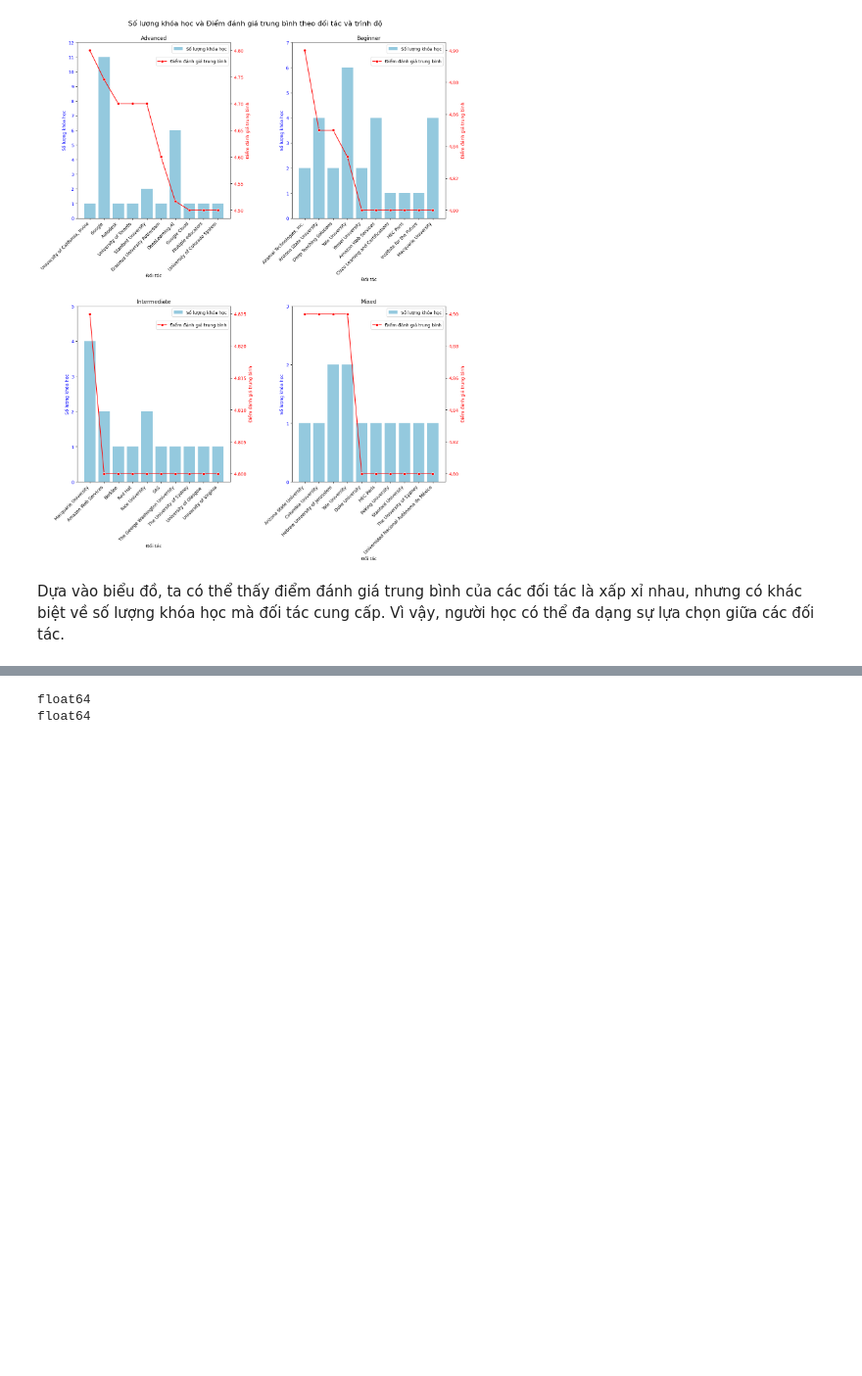
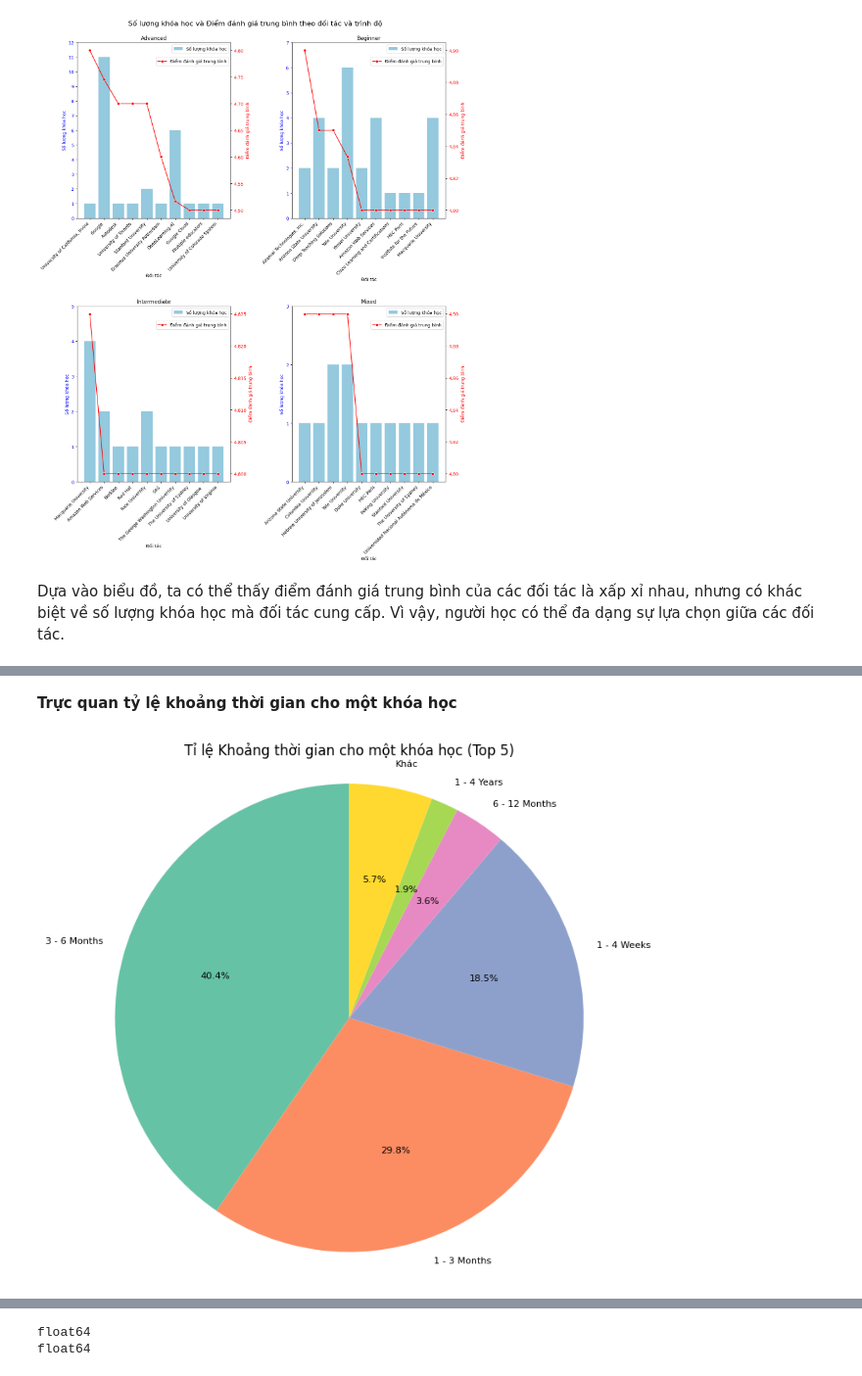
Before and after one commit to phamuyen171/FinalPrjct_LTKHDL, a Jupyter notebook: source/IdetifyAndAnswerQuestion.ipynb, the cells around one changed output, grey strips where cells are left out. Shown at 98% size. Cells and saved outputs as stored; diff of their text form; code cells hidden in the pictures; blank space fills up the shorter version.

Commit message:
Vy Update DataExploration, IAAQ

```diff
--- a/source/IdetifyAndAnswerQuestion.ipynb
+++ b/source/IdetifyAndAnswerQuestion.ipynb
@@ -46,7 +48,7 @@ import seaborn as sns
 # %% [markdown]
 ### 2. Load dữ liệu <a id="2-ldl"></a>
 # %%
-df = pd.read_csv('data/processed_data.csv')
+df = pd.read_csv('./data/processed_data.csv')
 df.head()
 # %% [output]
 |  | Unnamed: 0 | partner | course | skills | rating | reviewcount | level | certificatetype | duration | ... |
@@ -463,0 +468,2 @@ Dựa vào biểu đồ, ta có thể thấy điểm đánh giá trung bình c
+# %%
+df_copy = df.copy()
@@ -463,0 +560,28 @@ Dựa vào biểu đồ, ta có thể thấy điểm đánh giá trung bình c
+# %% [markdown]
+**Trực quan tỷ lệ khoảng thời gian cho một khóa học**
+# %%
+duration_counts = df_copy['duration'].value_counts()
+
+# Lấy 5 giá trị cao nhất và nhóm các giá trị còn lại vào 'Khác'
+top_5_duration = duration_counts.head(5)
+other_duration = duration_counts.iloc[5:].sum()
+
+# Tạo danh sách mới bao gồm 5 giá trị cao nhất và nhóm 'Khác'
+duration_labels = list(top_5_duration.index) + ['Khác']
+duration_sizes = list(top_5_duration) + [other_duration]
+
+# Vẽ biểu đồ tròn
+plt.figure(figsize=(8, 8))
+plt.pie(duration_sizes,
+        labels=duration_labels,
+        autopct='%1.1f%%',
+        startangle=90,
+        colors=sns.color_palette("Set2", len(duration_labels)),
+        textprops={'fontsize': 8})
+
+
+plt.title('Tỉ lệ Khoảng thời gian cho một khóa học (Top 5)')
+plt.axis('equal')
+plt.show()
+# %% [output]
+[figure, added]
```
Also changed, not shown: parts of 61 cells of this notebook, 1 other file.
